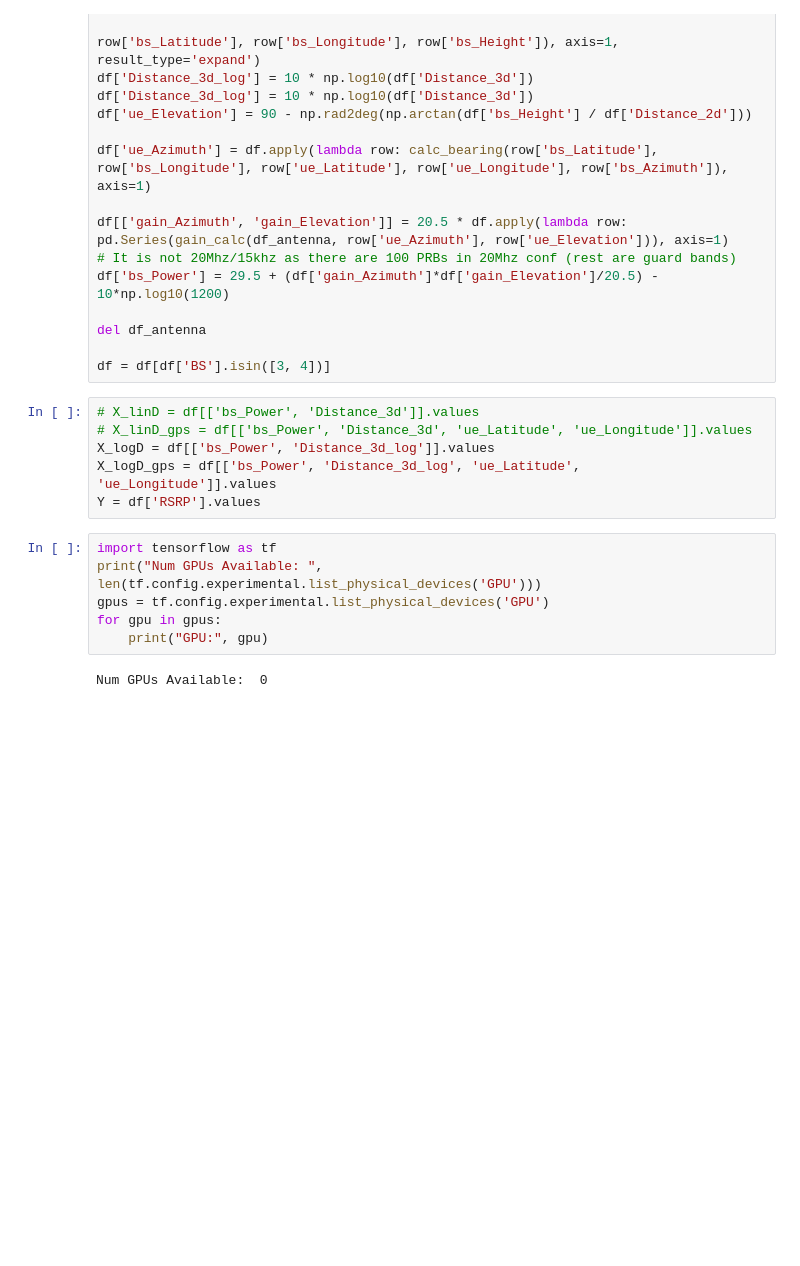
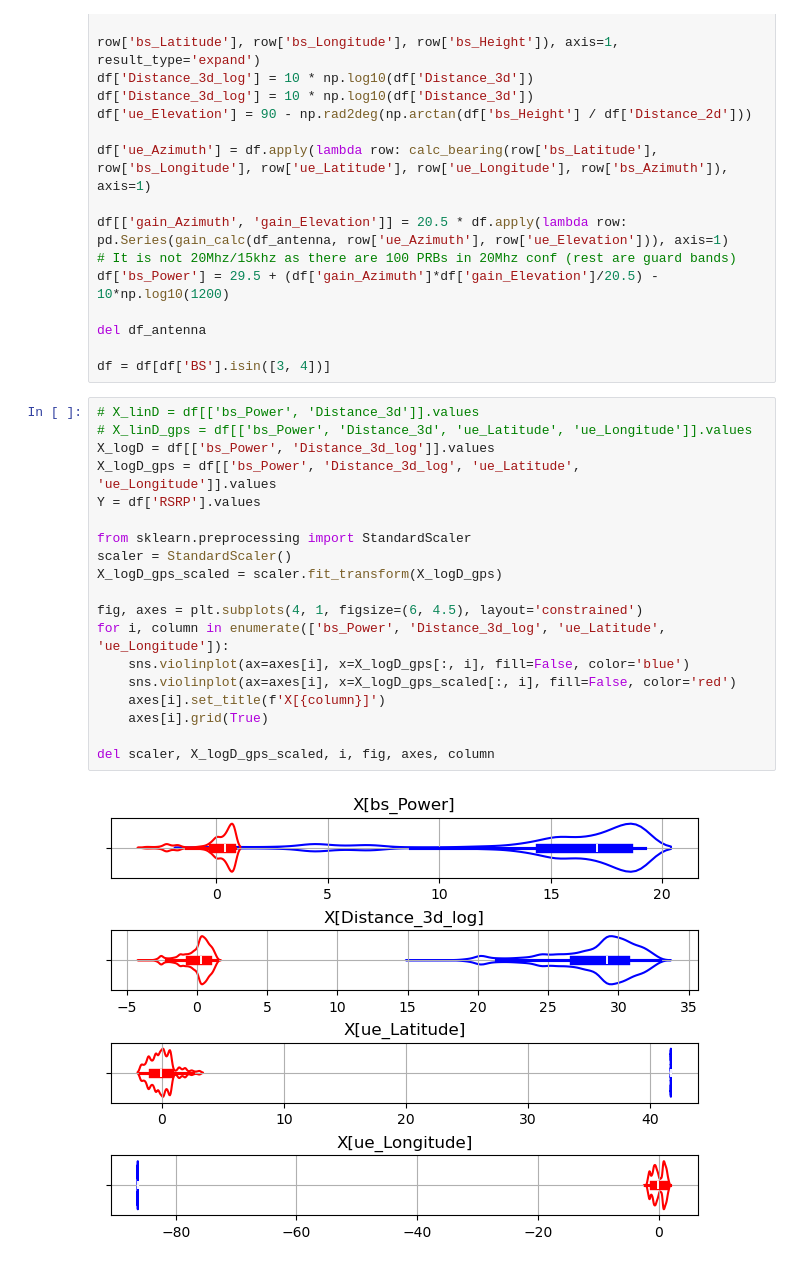
Before and after one commit to joshuaroy873/acms80870_project_palathinkal, a Jupyter notebook: final_project/notebooks/code6_learning.ipynb, the cells around one changed output. Saved outputs shown, nothing was run; the diff lists cells and outputs as text; blank space fills up the shorter version.

```diff
--- a/final_project/notebooks/code6_learning.ipynb
+++ b/final_project/notebooks/code6_learning.ipynb
@@ -68,20 +68,27 @@ df['bs_Power'] = 29.5 + (df['gain_Azimuth']*df['gain_Elevation']/20.5) - 10*np.l
 del df_antenna
 
 df = df[df['BS'].isin([3, 4])]
-# %%
-# X_linD = df[['bs_Power', 'Distance_3d']].values
-# X_linD_gps = df[['bs_Power', 'Distance_3d', 'ue_Latitude', 'ue_Longitude']].values
-X_logD = df[['bs_Power', 'Distance_3d_log']].values
-X_logD_gps = df[['bs_Power', 'Distance_3d_log', 'ue_Latitude', 'ue_Longitude']].values
-Y = df['RSRP'].values
-# %%
-import tensorflow as tf
-print("Num GPUs Available: ", len(tf.config.experimental.list_physical_devices('GPU')))
-gpus = tf.config.experimental.list_physical_devices('GPU')
-for gpu in gpus:
-    print("GPU:", gpu)
-# %% [output]
-Num GPUs Available:  0
+# %%
+# X_linD = df[['bs_Power', 'Distance_3d']].values
+# X_linD_gps = df[['bs_Power', 'Distance_3d', 'ue_Latitude', 'ue_Longitude']].values
+X_logD = df[['bs_Power', 'Distance_3d_log']].values
+X_logD_gps = df[['bs_Power', 'Distance_3d_log', 'ue_Latitude', 'ue_Longitude']].values
+Y = df['RSRP'].values
+
+from sklearn.preprocessing import StandardScaler
+scaler = StandardScaler()
+X_logD_gps_scaled = scaler.fit_transform(X_logD_gps)
+
+fig, axes = plt.subplots(4, 1, figsize=(6, 4.5), layout='constrained')
+for i, column in enumerate(['bs_Power', 'Distance_3d_log', 'ue_Latitude', 'ue_Longitude']):
+    sns.violinplot(ax=axes[i], x=X_logD_gps[:, i], fill=False, color='blue')
+    sns.violinplot(ax=axes[i], x=X_logD_gps_scaled[:, i], fill=False, color='red')
+    axes[i].set_title(f'X[{column}]')
+    axes[i].grid(True)
+
+del scaler, X_logD_gps_scaled, i, fig, axes, column
+# %% [output]
+[figure, added]
 # %%
 from tensorflow.keras.models import Sequential
 from tensorflow.keras.layers import Dense
```
Also changed, not shown: parts of 5 cells of this notebook, 3 other files.
